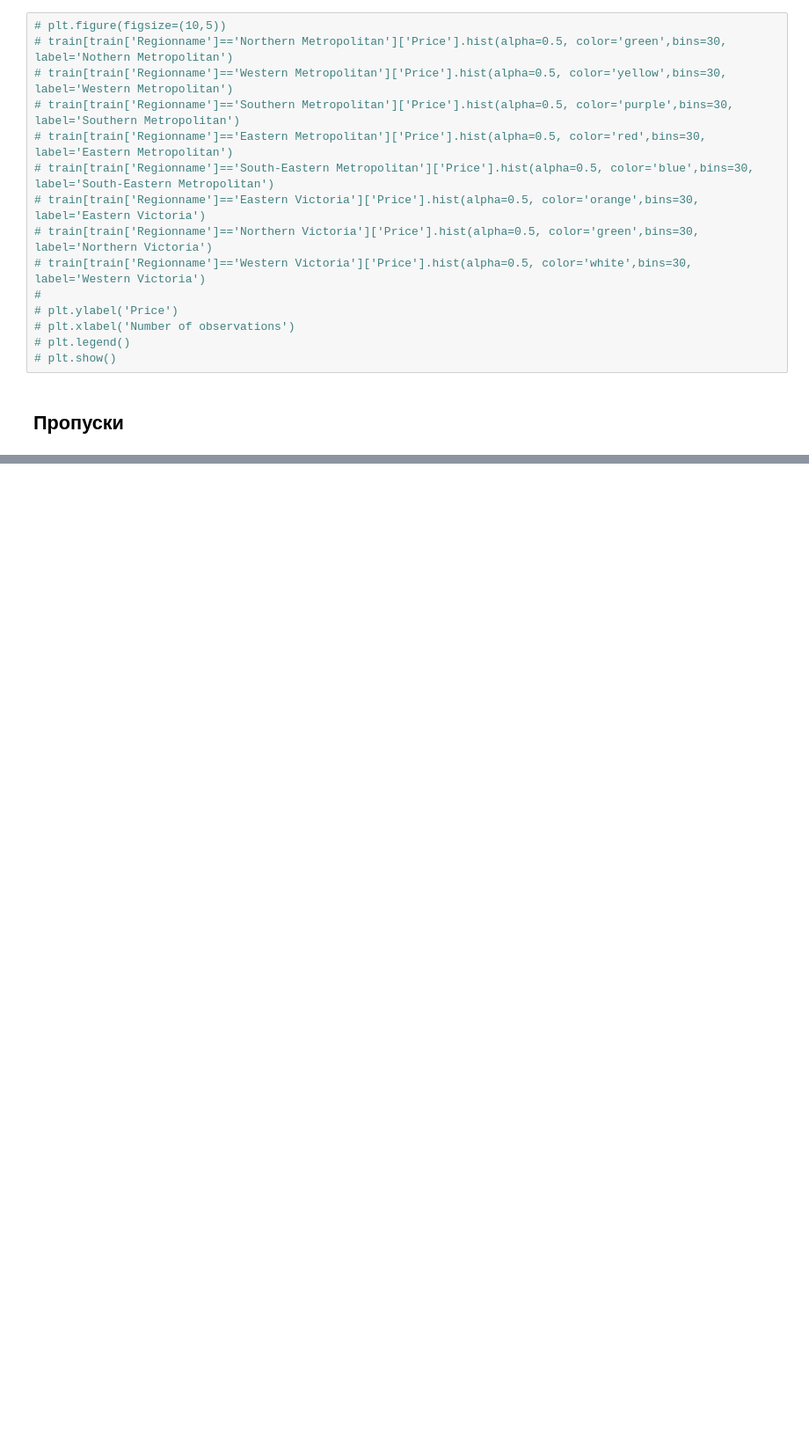
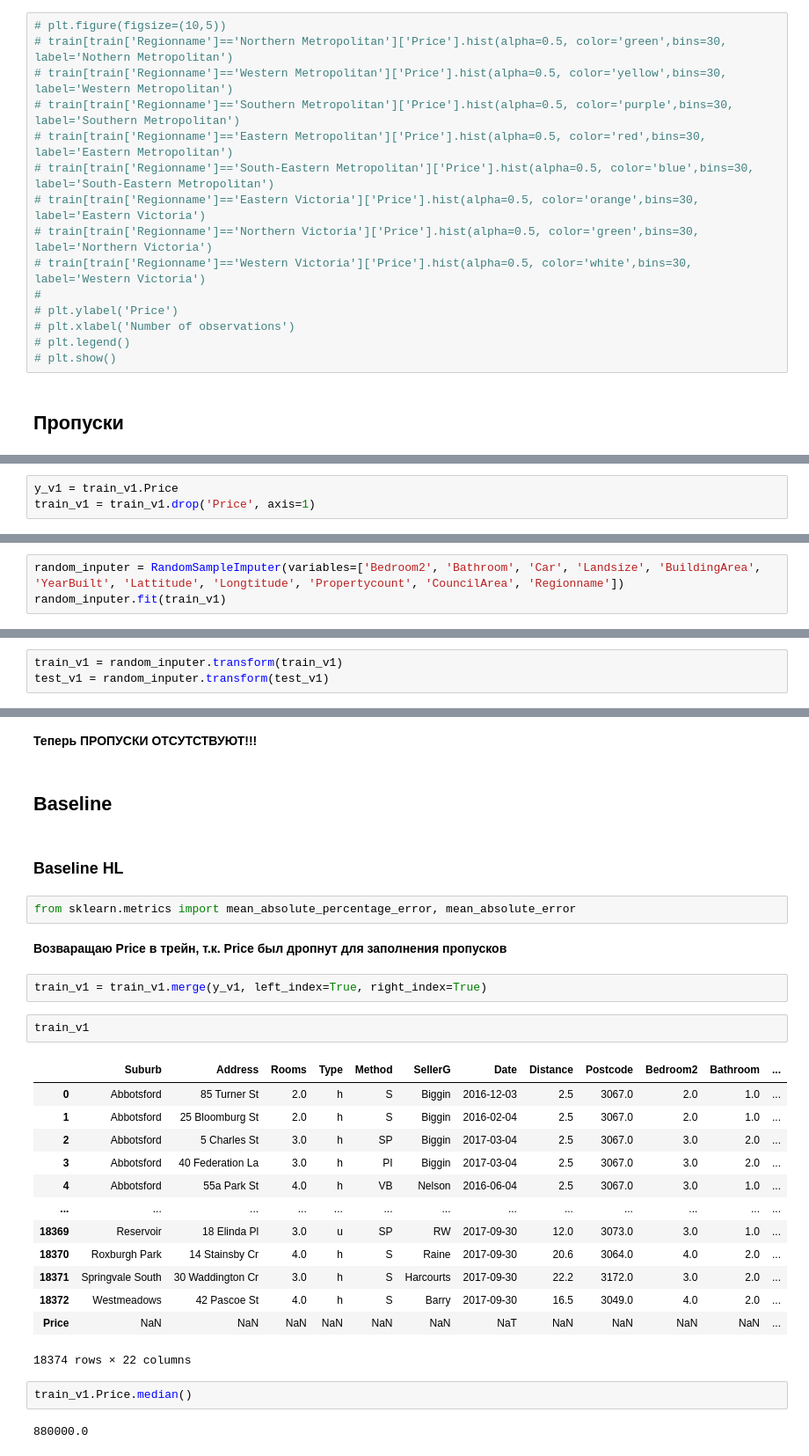
Before and after one commit to Zetis659/Data_Science_GM, a Jupyter notebook: Leopard_challenge_Regression/Leopard_challenge_Regression_2.ipynb, the cells around one changed output, grey strips where cells are left out. Shown at 88% size. Saved outputs shown, nothing was run; the diff lists cells and outputs as text; blank space fills up the shorter version.

```diff
--- a/Leopard_challenge_Regression/Leopard_challenge_Regression_2.ipynb
+++ b/Leopard_challenge_Regression/Leopard_challenge_Regression_2.ipynb
@@ -1142,0 +1029,3 @@ Length: 6844, dtype: int64
+# %%
+y_v1 = train_v1.Price
+train_v1 = train_v1.drop('Price', axis=1)
@@ -1142,0 +1034,3 @@ Length: 6844, dtype: int64
+# %%
+random_inputer = RandomSampleImputer(variables=['Bedroom2', 'Bathroom', 'Car', 'Landsize', 'BuildingArea', 'YearBuilt', 'Lattitude', 'Longtitude', 'Propertycount', 'CouncilArea', 'Regionname'])
+random_inputer.fit(train_v1)
@@ -1142,0 +1042,3 @@ Length: 6844, dtype: int64
+# %%
+train_v1 = random_inputer.transform(train_v1)
+test_v1 = random_inputer.transform(test_v1)
@@ -1142,0 +1163,32 @@ Length: 6844, dtype: int64
+# %% [markdown]
+**Теперь ПРОПУСКИ ОТСУТСТВУЮТ!!!**
+# %% [markdown]
+## Baseline
+# %% [markdown]
+### Baseline HL
+# %%
+from sklearn.metrics import mean_absolute_percentage_error, mean_absolute_error
+# %% [markdown]
+**Возваращаю Price в трейн, т.к. Price был дропнут для заполнения пропусков**
+# %%
+train_v1 = train_v1.merge(y_v1, left_index=True, right_index=True)
+# %%
+train_v1
+# %% [output]
+|  | Suburb | Address | Rooms | Type | Method | SellerG | Date | Distance | Postcode | Bedroom2 | Bathroom | ... |
+| 0 | Abbotsford | 85 Turner St | 2.0 | h | S | Biggin | 2016-12-03 | 2.5 | 3067.0 | 2.0 | 1.0 | ... |
+| 1 | Abbotsford | 25 Bloomburg St | 2.0 | h | S | Biggin | 2016-02-04 | 2.5 | 3067.0 | 2.0 | 1.0 | ... |
+| 2 | Abbotsford | 5 Charles St | 3.0 | h | SP | Biggin | 2017-03-04 | 2.5 | 3067.0 | 3.0 | 2.0 | ... |
+| 3 | Abbotsford | 40 Federation La | 3.0 | h | PI | Biggin | 2017-03-04 | 2.5 | 3067.0 | 3.0 | 2.0 | ... |
+| 4 | Abbotsford | 55a Park St | 4.0 | h | VB | Nelson | 2016-06-04 | 2.5 | 3067.0 | 3.0 | 1.0 | ... |
+| ... | ... | ... | ... | ... | ... | ... | ... | ... | ... | ... | ... | ... |
+| 18369 | Reservoir | 18 Elinda Pl | 3.0 | u | SP | RW | 2017-09-30 | 12.0 | 3073.0 | 3.0 | 1.0 | ... |
+| 18370 | Roxburgh Park | 14 Stainsby Cr | 4.0 | h | S | Raine | 2017-09-30 | 20.6 | 3064.0 | 4.0 | 2.0 | ... |
+| 18371 | Springvale South | 30 Waddington Cr | 3.0 | h | S | Harcourts | 2017-09-30 | 22.2 | 3172.0 | 3.0 | 2.0 | ... |
+| 18372 | Westmeadows | 42 Pascoe St | 4.0 | h | S | Barry | 2017-09-30 | 16.5 | 3049.0 | 4.0 | 2.0 | ... |
+| Price | NaN | NaN | NaN | NaN | NaN | NaN | NaT | NaN | NaN | NaN | NaN | ... |
+18374 rows × 22 columns
+# %%
+train_v1.Price.median()
+# %% [output]
+880000.0
```
Also changed, not shown: parts of 74 cells of this notebook, 1 other file.
